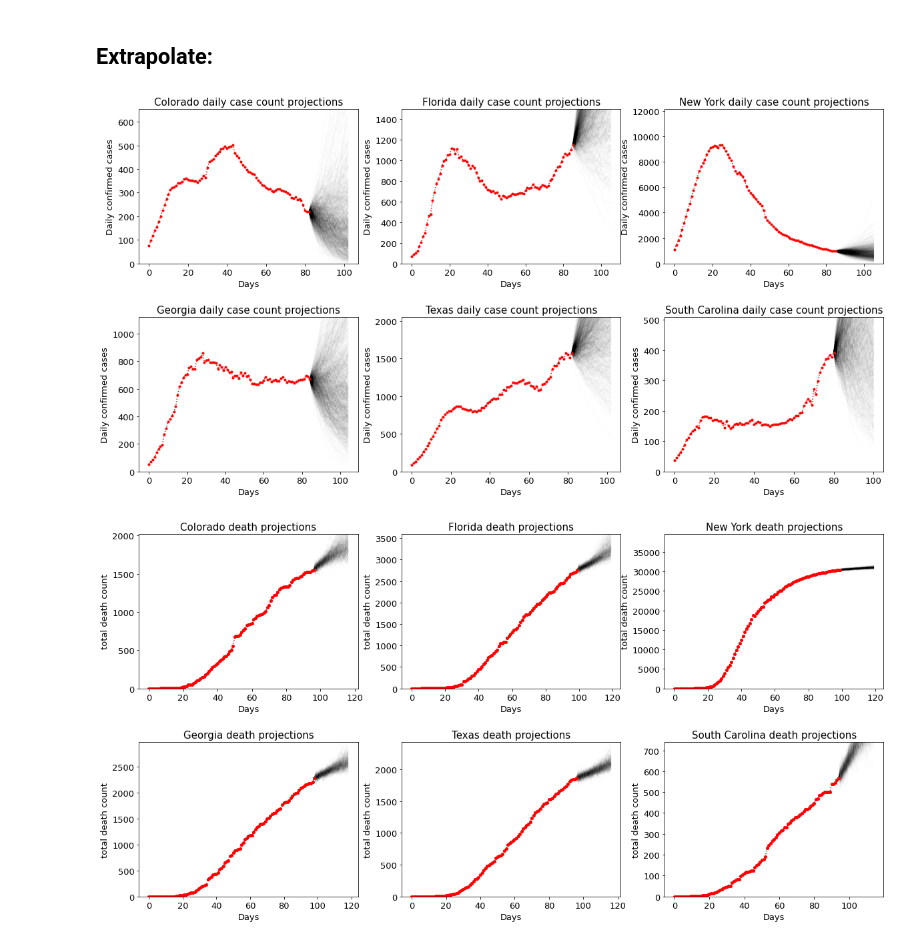
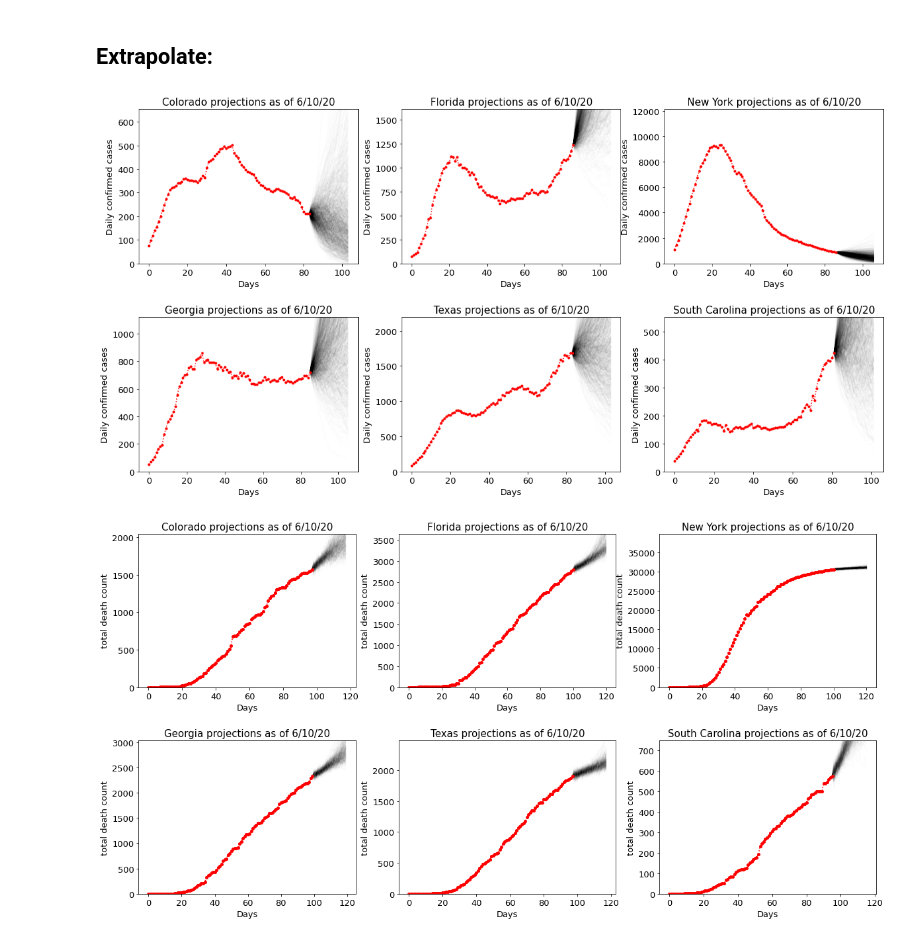
Before and after one commit to neerajkulk/corona, a Jupyter notebook: plotting.ipynb, the cells around one changed output. Saved outputs shown, nothing was run; the diff lists cells and outputs as text; code cells hidden in the pictures.

Commit message:
calculate new posteries and update plots

```diff
--- a/plotting.ipynb
+++ b/plotting.ipynb
@@ -506,7 +506,7 @@ all_projections(latest_posterior)
 plot_observed_cases(state)
 plt.ylabel('Daily confirmed cases',fontsize = 13)
 plt.xlabel('Days',fontsize = 13)
-plt.title(states_to_plot[i]+' daily case count projections',fontsize = 15)
+plt.title(states_to_plot[i]+' projections as of ' + posterior_data[-1][0]['date'],fontsize = 15)
 
 
 plt.subplot(232)
@@ -520,7 +520,7 @@ plot_observed_cases(state)
 
 plt.ylabel('Daily confirmed cases',fontsize = 13)
 plt.xlabel('Days',fontsize = 13)
-plt.title(states_to_plot[i]+' daily case count projections',fontsize = 15)
+plt.title(states_to_plot[i]+' projections as of ' + posterior_data[-1][0]['date'],fontsize = 15)
 
 
 plt.subplot(233)
@@ -534,7 +534,7 @@ plot_observed_cases(state)
 
 plt.ylabel('Daily confirmed cases',fontsize = 13)
 plt.xlabel('Days',fontsize = 13)
-plt.title(states_to_plot[i]+' daily case count projections',fontsize = 15)
+plt.title(states_to_plot[i]+' projections as of ' + posterior_data[-1][0]['date'],fontsize = 15)
 
 
 plt.subplot(234)
@@ -548,7 +548,7 @@ plot_observed_cases(state)
 
 plt.ylabel('Daily confirmed cases',fontsize = 13)
 plt.xlabel('Days',fontsize = 13)
-plt.title(states_to_plot[i]+' daily case count projections',fontsize = 15)
+plt.title(states_to_plot[i]+' projections as of ' + posterior_data[-1][0]['date'],fontsize = 15)
 
 
 plt.subplot(235)
@@ -562,7 +562,7 @@ plot_observed_cases(state)
 
 plt.ylabel('Daily confirmed cases',fontsize = 13)
 plt.xlabel('Days',fontsize = 13)
-plt.title(states_to_plot[i]+' daily case count projections',fontsize = 15)
+plt.title(states_to_plot[i]+' projections as of ' + posterior_data[-1][0]['date'],fontsize = 15)
 
 plt.subplot(236)
 i = 5
@@ -576,9 +576,10 @@ plot_observed_cases(state)
 plt.ylabel('Daily confirmed cases',fontsize = 13)
 plt.xlabel('Days',fontsize = 13)
 plt.title(states_to_plot[i]+' daily case count projections',fontsize = 15)
+plt.title(states_to_plot[i]+' projections as of ' + posterior_data[-1][0]['date'],fontsize = 15)
 plt.savefig('images/predict_cases.pdf')
 # %% [output]
-[figure, old version]
+[figure, new version]
 # %%
 def death_project(r,g,days = 20,**kwargs):
     cfr = np.random.poisson(raw.deaths[-1])/np.random.poisson(raw.confirmed[-1])
@@ -618,6 +619,8 @@ raw = raw_data(states_to_plot[i])
 posterior_data = np.load('images/'+ states_to_plot[i] +'/posterior_data.npy',allow_pickle=True)
 latest_posterior = posterior_data[-1][0]['posterior']
 plot_all_death_projections(raw,latest_posterior)
+plt.title(states_to_plot[i]+' projections as of ' + posterior_data[-1][0]['date'],fontsize = 15)
+
 
 plt.subplot(232)
 i = 1
@@ -625,39 +628,47 @@ raw = raw_data(states_to_plot[i])
 posterior_data = np.load('images/'+ states_to_plot[i] +'/posterior_data.npy',allow_pickle=True)
 latest_posterior = posterior_data[-1][0]['posterior']
 plot_all_death_projections(raw,latest_posterior)
+plt.title(states_to_plot[i]+' projections as of ' + posterior_data[-1][0]['date'],fontsize = 15)
+
 
 plt.subplot(233)
 i = 2
 raw = raw_data(states_to_plot[i])
 posterior_data = np.load('images/'+ states_to_plot[i] +'/posterior_data.npy',allow_pickle=True)
 latest_posterior = posterior_data[-1][0]['posterior']
 plot_all_death_projections(raw,latest_posterior)
+plt.title(states_to_plot[i]+' projections as of ' + posterior_data[-1][0]['date'],fontsize = 15)
+
 
 plt.subplot(234)
 i = 3
 raw = raw_data(states_to_plot[i])
 posterior_data = np.load('images/'+ states_to_plot[i] +'/posterior_data.npy',allow_pickle=True)
 latest_posterior = posterior_data[-1][0]['posterior']
 plot_all_death_projections(raw,latest_posterior)
+plt.title(states_to_plot[i]+' projections as of ' + posterior_data[-1][0]['date'],fontsize = 15)
+
 
 plt.subplot(235)
 i = 4
 raw = raw_data(states_to_plot[i])
 posterior_data = np.load('images/'+ states_to_plot[i] +'/posterior_data.npy',allow_pickle=True)
 latest_posterior = posterior_data[-1][0]['posterior']
 plot_all_death_projections(raw,latest_posterior)
+plt.title(states_to_plot[i]+' projections as of ' + posterior_data[-1][0]['date'],fontsize = 15)
 
 
 plt.subplot(236)
 i = 5
 raw = raw_data(states_to_plot[i])
 posterior_data = np.load('images/'+ states_to_plot[i] +'/posterior_data.npy',allow_pickle=True)
 latest_posterior = posterior_data[-1][0]['posterior']
 plot_all_death_projections(raw,latest_posterior)
+plt.title(states_to_plot[i]+' projections as of ' + posterior_data[-1][0]['date'],fontsize = 15)
 
 plt.savefig('images/predict_deaths.pdf')
 # %% [output]
-[figure, old version]
+[figure, new version]
 # %%
 def predict_cases(day,ndraws = 100):
 
```
Also changed, not shown: parts of 5 cells of this notebook, 1 other file.
